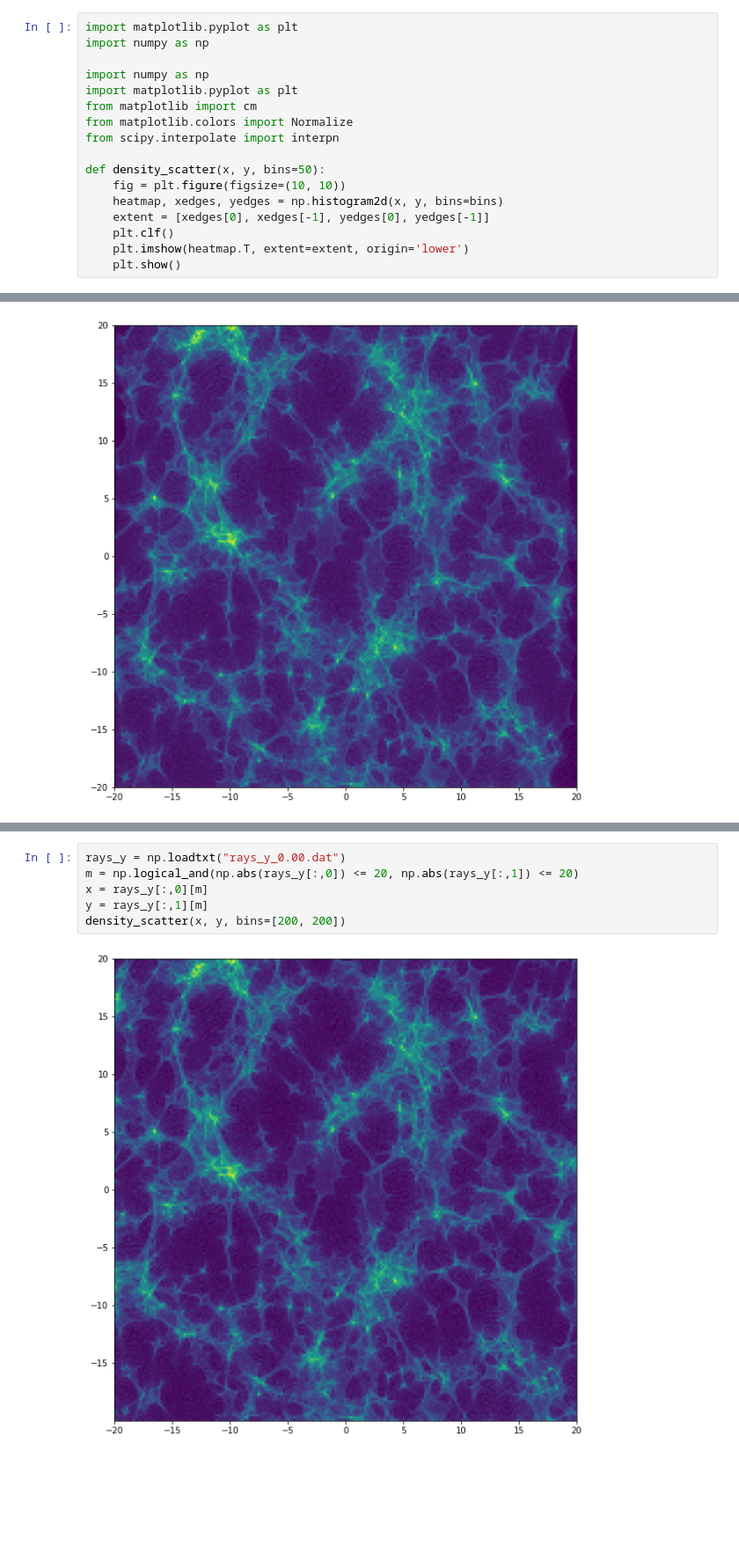
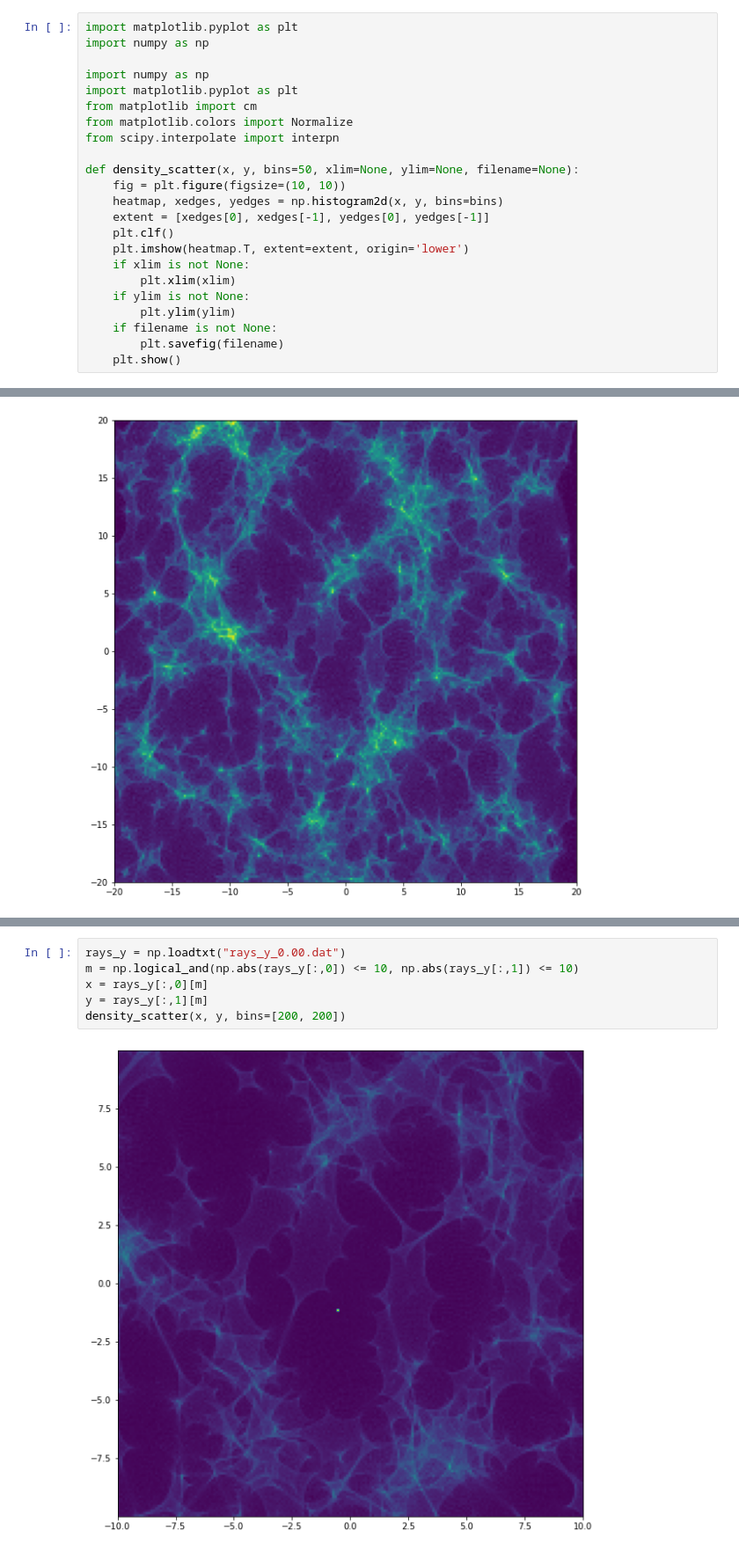
Before and after one commit to sliusar/microlensing, a Jupyter notebook: plotting.ipynb, the cells around one changed output, grey strips where cells are left out. Shown at 88% size. Drawn from its saved outputs; the diff is of its cells as text; blank space fills up the shorter version.

Commit message:
Adding refenrece images and configuration

```diff
--- a/plotting.ipynb
+++ b/plotting.ipynb
@@ -8,12 +8,18 @@ from matplotlib import cm
 from matplotlib.colors import Normalize
 from scipy.interpolate import interpn
 
-def density_scatter(x, y, bins=50):
+def density_scatter(x, y, bins=50, xlim=None, ylim=None, filename=None):
     fig = plt.figure(figsize=(10, 10))
     heatmap, xedges, yedges = np.histogram2d(x, y, bins=bins)
     extent = [xedges[0], xedges[-1], yedges[0], yedges[-1]]
     plt.clf()
     plt.imshow(heatmap.T, extent=extent, origin='lower')
+    if xlim is not None:
+        plt.xlim(xlim)
+    if ylim is not None:
+        plt.ylim(ylim)
+    if filename is not None:
+        plt.savefig(filename)
     plt.show()
 # %%
 #rays_x = np.loadtxt("rays_x.dat")
@@ -40,8 +46,8 @@ density_scatter(x, y, bins=[200, 200])
 # %%
 rays_y = np.loadtxt("rays_y_0.00.dat")
-m = np.logical_and(np.abs(rays_y[:,0]) <= 20, np.abs(rays_y[:,1]) <= 20)
+m = np.logical_and(np.abs(rays_y[:,0]) <= 10, np.abs(rays_y[:,1]) <= 10)
 x = rays_y[:,0][m]
 y = rays_y[:,1][m]
 density_scatter(x, y, bins=[200, 200])
 # %% [output]
-[figure, old version]
+[figure, new version]
```
Also changed, not shown: parts of 1 cell of this notebook, 5 other files.
